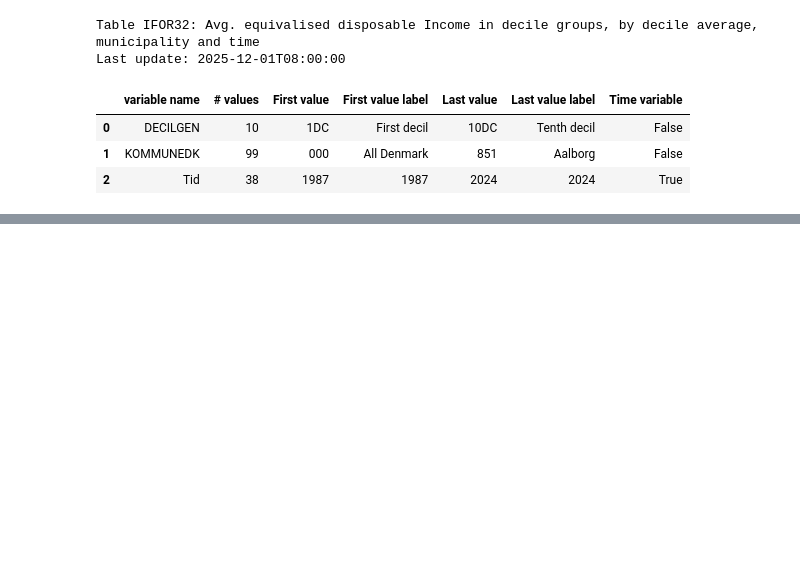
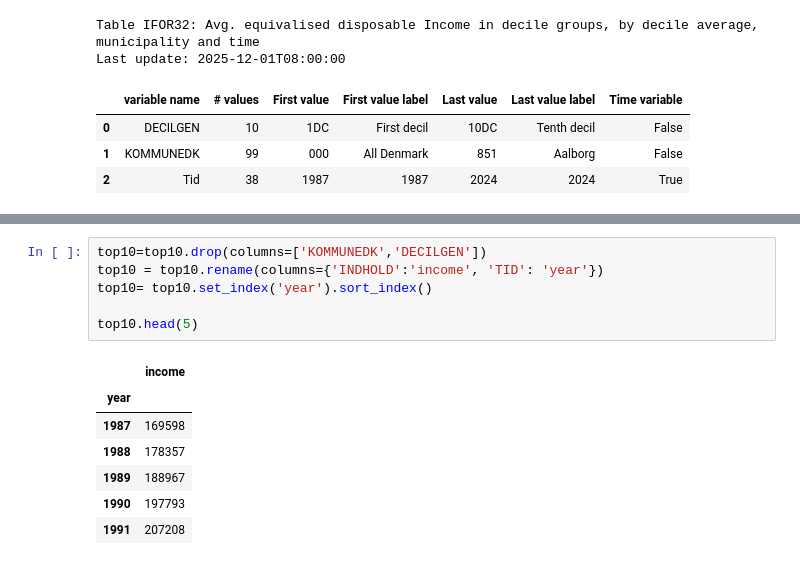
Before and after one commit to mnielsenkaplan-byte/ProgEcon4, a Jupyter notebook: Data Project.ipynb, the cells around one changed output, grey strips where cells are left out. Saved outputs shown, nothing was run; the diff lists cells and outputs as text; blank space fills up the shorter version.

```diff
--- a/Data Project.ipynb
+++ b/Data Project.ipynb
@@ -162,0 +132,14 @@ top10.head(5)
+# %%
+top10=top10.drop(columns=['KOMMUNEDK','DECILGEN'])
+top10 = top10.rename(columns={'INDHOLD':'income', 'TID': 'year'})
+top10= top10.set_index('year').sort_index()
+
+top10.head(5)
+# %% [output]
+|  | income |
+| year |  |
+| 1987 | 169598 |
+| 1988 | 178357 |
+| 1989 | 188967 |
+| 1990 | 197793 |
+| 1991 | 207208 |
```
Also changed, not shown: parts of 5 cells of this notebook.
